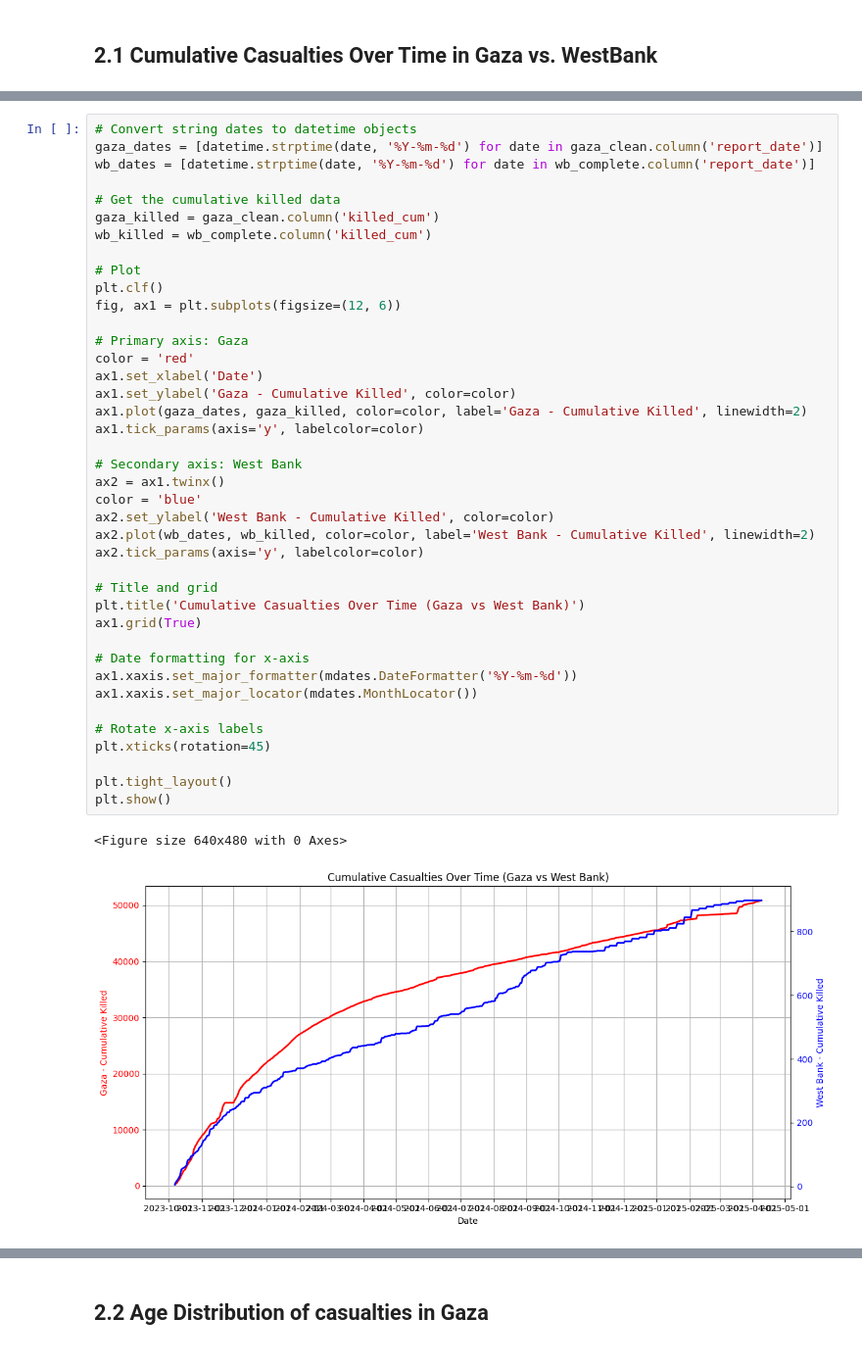
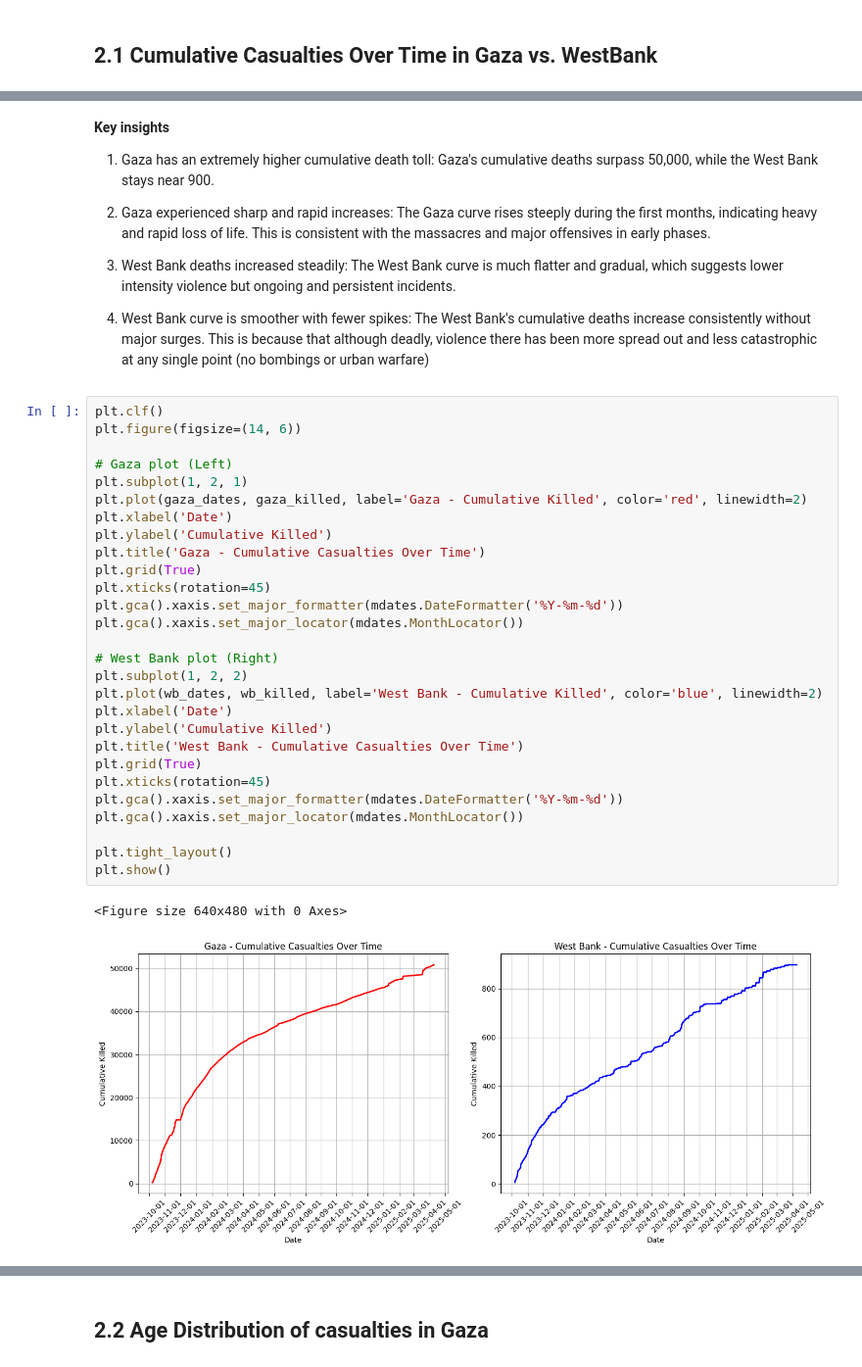
Before and after one commit to shatha-alhazbi/gaza-through-data, a Jupyter notebook: Part B/PartB.ipynb, the cells around one changed output, grey strips where cells are left out. Shown at 98% size. Saved outputs shown, nothing was run; the diff lists cells and outputs as text.

```diff
--- a/Part B/PartB.ipynb
+++ b/Part B/PartB.ipynb
@@ -627,45 +689,42 @@ check complete for West Bank Complete Data
+# %% [markdown]
+**Key insights**
+1. Gaza has an extremely higher cumulative death toll: Gaza's cumulative deaths surpass 50,000, while the West Bank stays near 900.
+
+2. Gaza experienced sharp and rapid increases: The Gaza curve rises steeply during the first months, indicating heavy and rapid loss of life. This is consistent with the massacres and major offensives in early phases.
+
+3. West Bank deaths increased steadily: The West Bank curve is much flatter and gradual, which suggests lower intensity violence but ongoing and persistent incidents.
+
+4. West Bank curve is smoother with fewer spikes: The West Bank's cumulative deaths increase consistently without major surges. This is because that although deadly, violence there has been more spread out and less catastrophic at any single point (no bombings or urban warfare)
 # %%
-# Convert string dates to datetime objects
-gaza_dates = [datetime.strptime(date, '%Y-%m-%d') for date in gaza_clean.column('report_date')]
-wb_dates = [datetime.strptime(date, '%Y-%m-%d') for date in wb_complete.column('report_date')]
+plt.clf()
+plt.figure(figsize=(14, 6))
 
-# Get the cumulative killed data
-gaza_killed = gaza_clean.column('killed_cum')
-wb_killed = wb_complete.column('killed_cum')
+# Gaza plot (Left)
+plt.subplot(1, 2, 1)
+plt.plot(gaza_dates, gaza_killed, label='Gaza - Cumulative Killed', color='red', linewidth=2)
+plt.xlabel('Date')
+plt.ylabel('Cumulative Killed')
+plt.title('Gaza - Cumulative Casualties Over Time')
+plt.grid(True)
+plt.xticks(rotation=45)
+plt.gca().xaxis.set_major_formatter(mdates.DateFormatter('%Y-%m-%d'))
+plt.gca().xaxis.set_major_locator(mdates.MonthLocator())
 
-# Plot
-plt.clf()
-fig, ax1 = plt.subplots(figsize=(12, 6))
-
-# Primary axis: Gaza
-color = 'red'
-ax1.set_xlabel('Date')
-ax1.set_ylabel('Gaza - Cumulative Killed', color=color)
-ax1.plot(gaza_dates, gaza_killed, color=color, label='Gaza - Cumulative Killed', linewidth=2)
-ax1.tick_params(axis='y', labelcolor=color)
-
-# Secondary axis: West Bank
-ax2 = ax1.twinx()
-color = 'blue'
-ax2.set_ylabel('West Bank - Cumulative Killed', color=color)
-ax2.plot(wb_dates, wb_killed, color=color, label='West Bank - Cumulative Killed', linewidth=2)
-ax2.tick_params(axis='y', labelcolor=color)
-
-# Title and grid
-plt.title('Cumulative Casualties Over Time (Gaza vs West Bank)')
-ax1.grid(True)
-
-# Date formatting for x-axis
-ax1.xaxis.set_major_formatter(mdates.DateFormatter('%Y-%m-%d'))
-ax1.xaxis.set_major_locator(mdates.MonthLocator())
-
-# Rotate x-axis labels
+# West Bank plot (Right)
+plt.subplot(1, 2, 2)
+plt.plot(wb_dates, wb_killed, label='West Bank - Cumulative Killed', color='blue', linewidth=2)
+plt.xlabel('Date')
+plt.ylabel('Cumulative Killed')
+plt.title('West Bank - Cumulative Casualties Over Time')
+plt.grid(True)
 plt.xticks(rotation=45)
+plt.gca().xaxis.set_major_formatter(mdates.DateFormatter('%Y-%m-%d'))
+plt.gca().xaxis.set_major_locator(mdates.MonthLocator())
 
 plt.tight_layout()
 plt.show()
 # %% [output]
 <Figure size 640x480 with 0 Axes>
-[figure, old version]
+[figure, new version]
 # %% [markdown]
 **Key insights**
```
Also changed, not shown: parts of 9 cells of this notebook.
